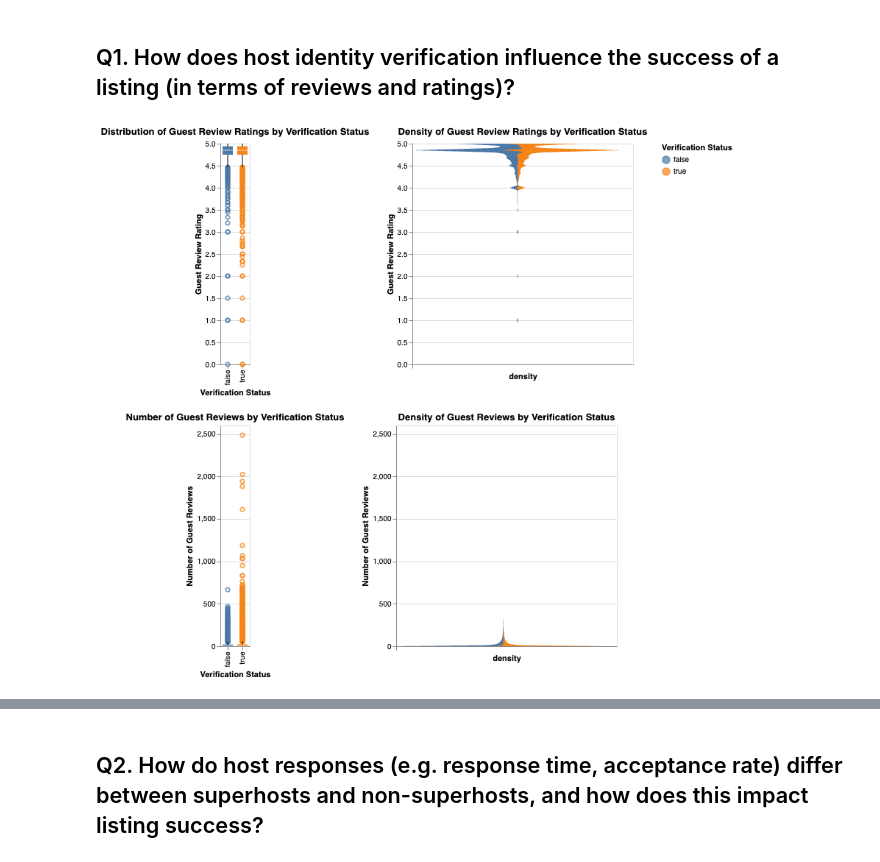
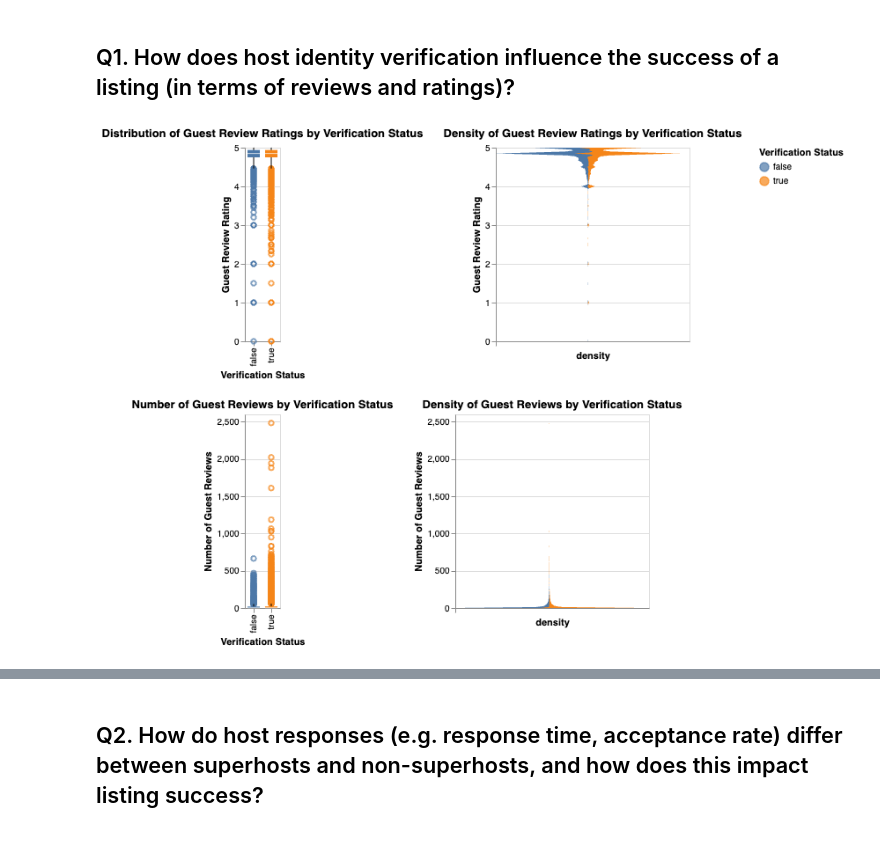
Before and after one commit to erhanjaved/airbnb, a Jupyter notebook: analysis/Ayuho/analysis4.ipynb, the cells around one changed output, grey strips where cells are left out. Saved outputs shown, nothing was run; the diff lists cells and outputs as text; code cells hidden in the pictures.

```diff
--- a/analysis/Ayuho/analysis4.ipynb
+++ b/analysis/Ayuho/analysis4.ipynb
@@ -281,7 +281,7 @@ box_reviews_interactive = (
     )
     .transform_filter(rating_filter)
     .properties(
-        title="Number of Guest Reviews by Verification Status"
+        title="Number of Guest Reviews by Verification Status", height=220
     )
 )
 
@@ -307,7 +307,7 @@ violin_reviews = (
         tooltip=['host_identity_verified', 'number_of_reviews']
     )
     .properties(
-        title='Density of Guest Reviews by Verification Status'
+        title='Density of Guest Reviews by Verification Status', width=220,height=220
     )
 )
 
@@ -322,7 +322,7 @@ box_rating = (
         tooltip=["host_identity_verified", "review_scores_rating"]
     )
     .properties(
-        title="Distribution of Guest Review Ratings by Verification Status"
+        title="Distribution of Guest Review Ratings by Verification Status", height=220
     )
 )
 
@@ -331,35 +331,35 @@ violin_ratings = (
     alt.Chart(df_identity)
     .transform_density(
         'review_scores_rating',
         as_=['review_scores_rating', 'density'],
         extent=[0, 5],
         groupby=['host_identity_verified']
     )
     .mark_area(orient='horizontal')
     .encode(
         y=alt.Y('review_scores_rating:Q', title='Guest Review Rating'),
         x=alt.X(
             'density:Q',
             stack='center',
             axis=alt.Axis(labels=False, values=[0], grid=False, ticks=True)
         ),
         color=alt.Color('host_identity_verified:N', title="Verification Status"),
         tooltip=['host_identity_verified', 'review_scores_rating']
     )
     .properties(
-        title='Density of Guest Review Ratings by Verification Status'
+        title='Density of Guest Review Ratings by Verification Status', width=220,height=220
     )
 )
 
 
 upper_plots = box_rating | violin_ratings
 lower_plots = box_reviews_interactive | violin_reviews
 
 Q1_chart = (upper_plots & lower_plots).add_params(rating_min_param, rating_max_param)
 
 Q1_chart
 # %% [output]
-[figure, old version]
+[figure, new version]
 # %% [markdown]
 ### Visualization Overview
 This is a 2×2 grid of plots to explore whether hosts with identity verification (host_identity_verified=True) differ from those who are not verified (False). The final view is arranged as follows:
```
Also changed, not shown: parts of 4 cells of this notebook.
